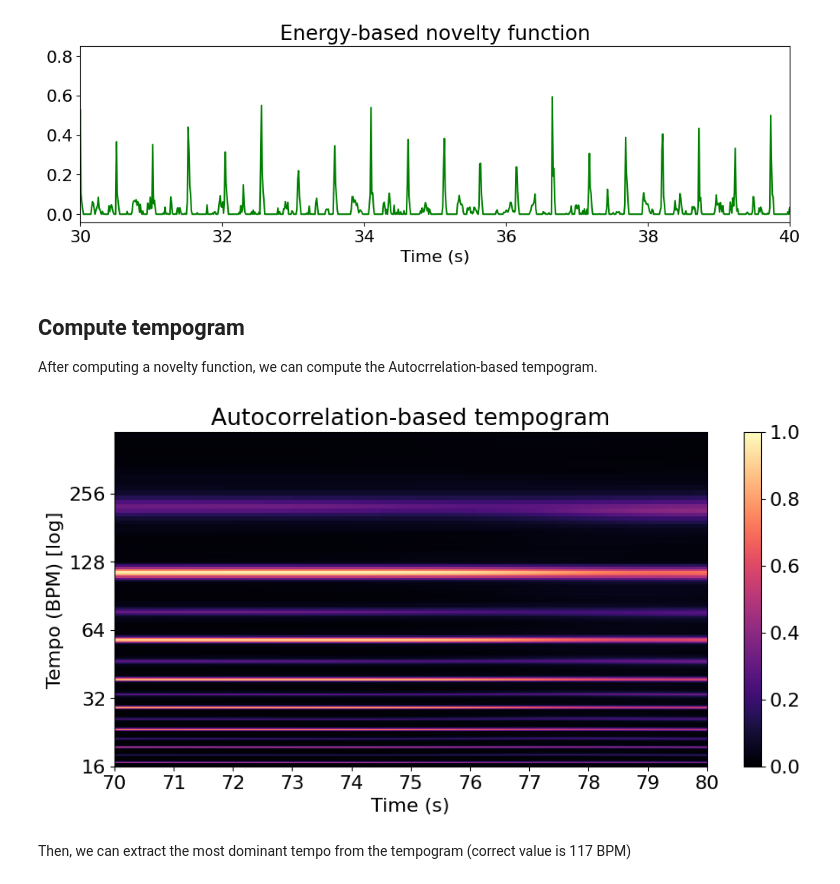
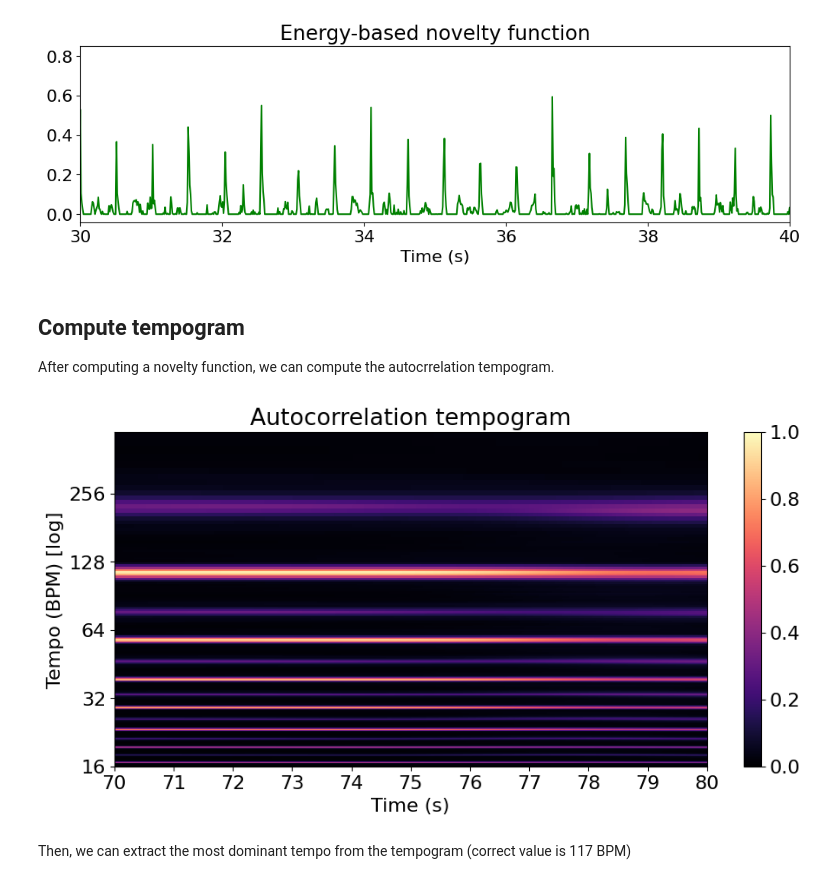
Before and after one commit to lucievomelova/RhythmRecognition, a Jupyter notebook: examples/tempo/autocorrelation-energy.ipynb, the cells around one changed output. Saved outputs shown, nothing was run; the diff lists cells and outputs as text; code cells hidden in the pictures.

```diff
--- a/examples/tempo/autocorrelation-energy.ipynb
+++ b/examples/tempo/autocorrelation-energy.ipynb
@@ -35,22 +35,22 @@ plt.show()
 [figure]
 # %% [markdown]
 ## Compute tempogram
-After computing a novelty function, we can compute the Autocrrelation-based tempogram.
+After computing a novelty function, we can compute the autocrrelation tempogram.
 # %%
 
 autocorrelation_tempogram = autocorrelation.AutocorrelationTempogram(novelty_function)
 tempogram = autocorrelation_tempogram.get_tempogram()
 
 plt.figure(figsize=(11, 5))
 librosa.display.specshow(tempogram, x_axis='time', y_axis='tempo', sr=SAMPLING_RATE, cmap='magma')
 plt.xlabel("Time (s)")
 plt.ylabel("Tempo (BPM) [log]")
 plt.xlim(70, 80)
 plt.colorbar()
-plt.title("Autocorrelation-based tempogram")
+plt.title("Autocorrelation tempogram")
 plt.show()
 # %% [output]
-[figure, old version]
+[figure, new version]
 # %% [markdown]
 Then, we can extract the most dominant tempo from the tempogram (correct value is 117 BPM)
 # %%
```
Also changed, not shown: parts of 1 cell of this notebook, 6 other files.
